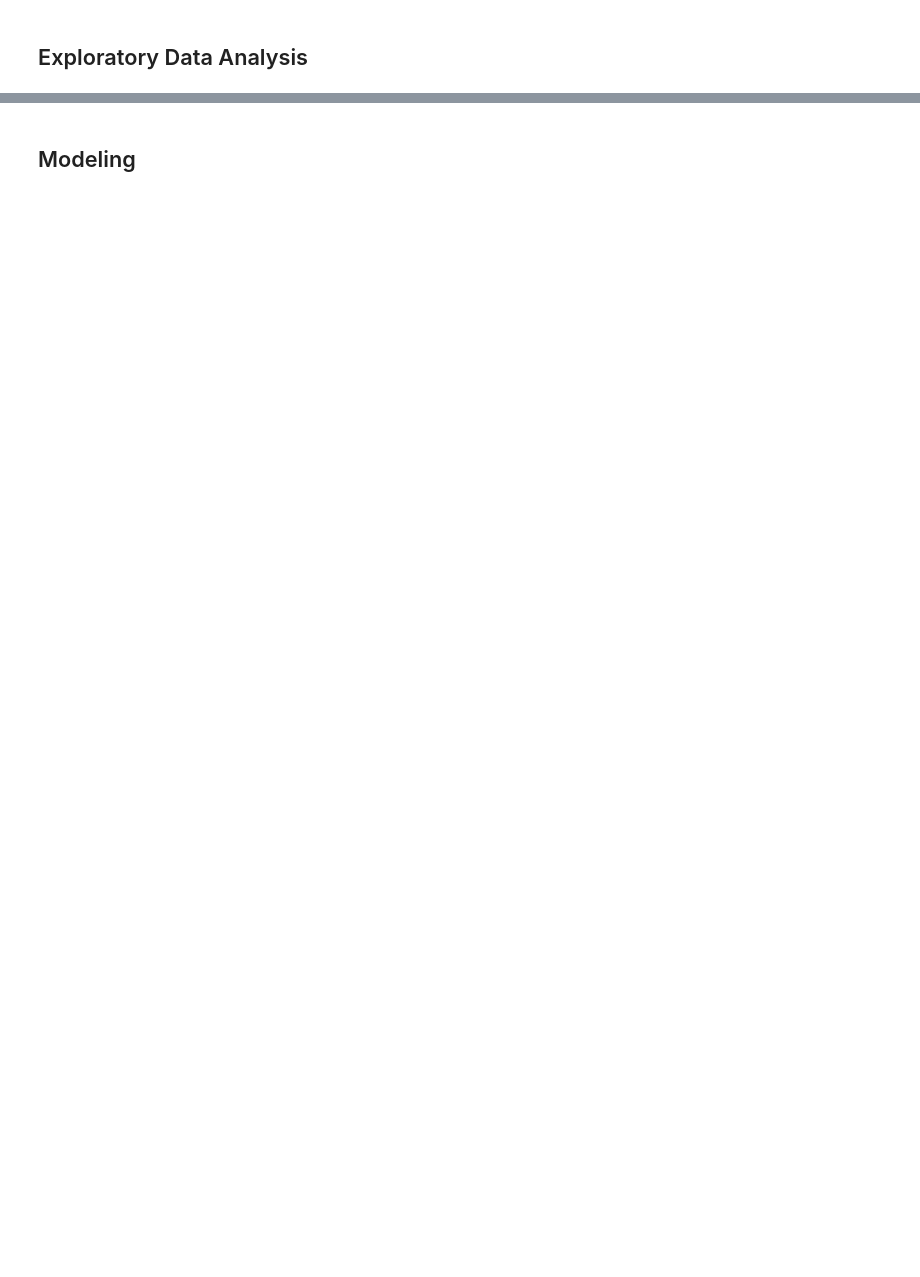
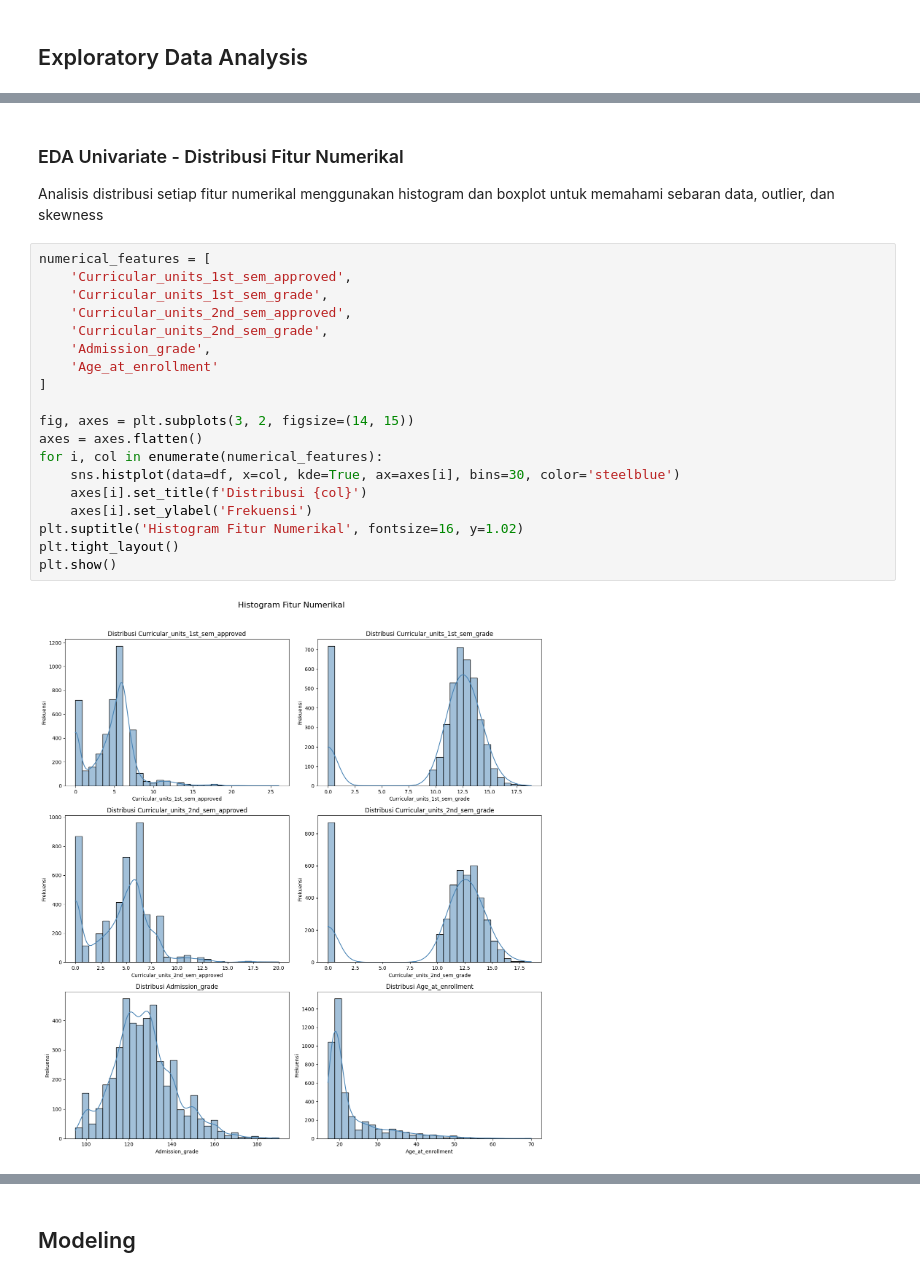
Before and after one commit to fafnir96/Jaya-Institute, a Jupyter notebook: notebook.ipynb, the cells around one changed output, grey strips where cells are left out. Saved outputs shown, nothing was run; the diff lists cells and outputs as text; blank space fills up the shorter version.

```diff
--- a/notebook.ipynb
+++ b/notebook.ipynb
@@ -138,0 +135,24 @@ plt.show()
+# %% [markdown]
+### EDA Univariate - Distribusi Fitur Numerikal
+Analisis distribusi setiap fitur numerikal menggunakan histogram dan boxplot untuk memahami sebaran data, outlier, dan skewness
+# %%
+numerical_features = [
+    'Curricular_units_1st_sem_approved',
+    'Curricular_units_1st_sem_grade',
+    'Curricular_units_2nd_sem_approved',
+    'Curricular_units_2nd_sem_grade',
+    'Admission_grade',
+    'Age_at_enrollment'
+]
+
+fig, axes = plt.subplots(3, 2, figsize=(14, 15))
+axes = axes.flatten()
+for i, col in enumerate(numerical_features):
+    sns.histplot(data=df, x=col, kde=True, ax=axes[i], bins=30, color='steelblue')
+    axes[i].set_title(f'Distribusi {col}')
+    axes[i].set_ylabel('Frekuensi')
+plt.suptitle('Histogram Fitur Numerikal', fontsize=16, y=1.02)
+plt.tight_layout()
+plt.show()
+# %% [output]
+[figure, added]
```
Also changed, not shown: parts of 29 cells of this notebook.
